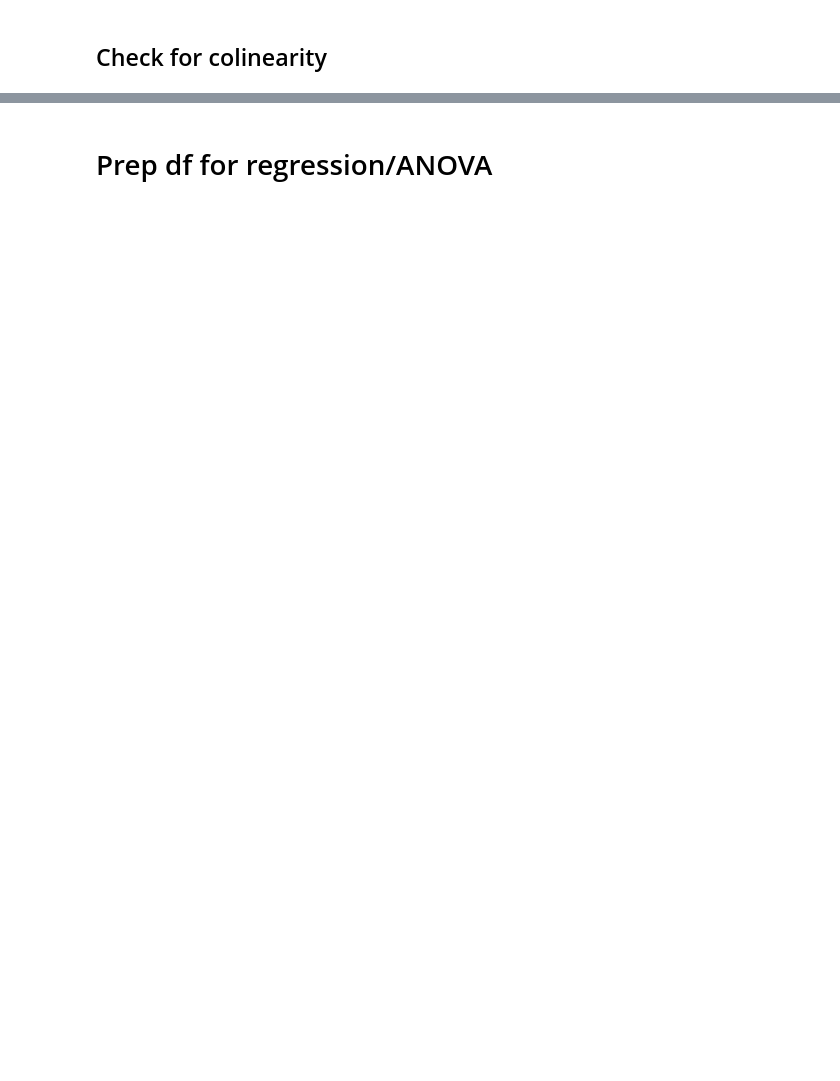
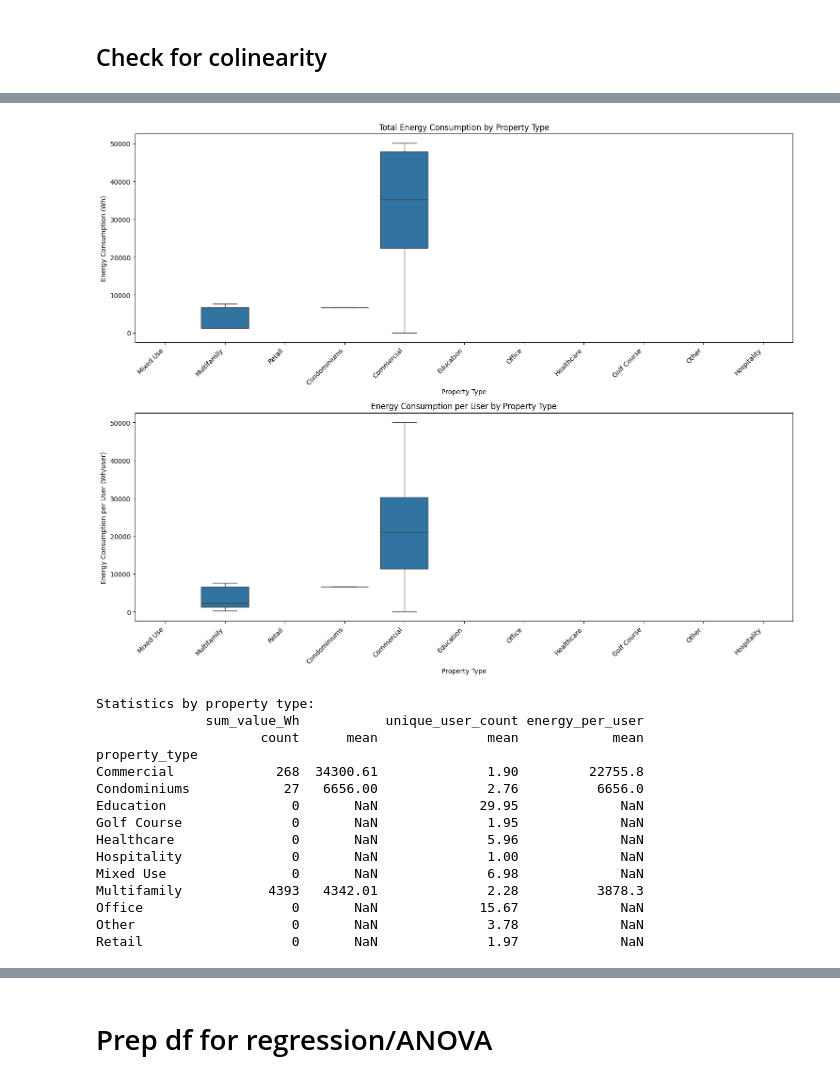
Before and after one commit to davidelgas/DataSciencePortfolio, a Jupyter notebook: OCCP/OCCP.ipynb, the cells around one changed output, grey strips where cells are left out. Cells and saved outputs as stored; diff of their text form; code cells hidden in the pictures; blank space fills up the shorter version.

```diff
--- a/OCCP/OCCP.ipynb
+++ b/OCCP/OCCP.ipynb
@@ -894,0 +1219,70 @@ sys.exit()
+# %%
+import pandas as pd
+import numpy as np
+import seaborn as sns
+import matplotlib.pyplot as plt
+
+# Load dataset
+df = pd.read_pickle('/content/drive/MyDrive/Colab Notebooks/Data_sets/OCCP/df_logs_enriched_with_usage.pkl')
+
+# Convert to numeric
+df['sum_value_Wh'] = pd.to_numeric(df['sum_value_Wh'], errors='coerce')
+df['unique_user_count'] = pd.to_numeric(df['unique_user_count'], errors='coerce')
+
+# Create a single property type column
+prop_type_cols = [col for col in df.columns if col.startswith('prop_type_')]
+df['property_type'] = np.nan
+
+for col in prop_type_cols:
+    mask = df[col] == 1
+    df.loc[mask, 'property_type'] = col.replace('prop_type_', '')
+
+# Calculate energy per user
+df['energy_per_user'] = df['sum_value_Wh'] / df['unique_user_count']
+
+# Create two subplots
+fig, (ax1, ax2) = plt.subplots(2, 1, figsize=(15, 12))
+
+# Plot 1: Total Energy
+sns.boxplot(x='property_type', y='sum_value_Wh', data=df, ax=ax1)
+ax1.set_xticklabels(ax1.get_xticklabels(), rotation=45, ha='right')
+ax1.set_title('Total Energy Consumption by Property Type')
+ax1.set_xlabel('Property Type')
+ax1.set_ylabel('Energy Consumption (Wh)')
+
+# Plot 2: Energy per User
+sns.boxplot(x='property_type', y='energy_per_user', data=df, ax=ax2)
+ax2.set_xticklabels(ax2.get_xticklabels(), rotation=45, ha='right')
+ax2.set_title('Energy Consumption per User by Property Type')
+ax2.set_xlabel('Property Type')
+ax2.set_ylabel('Energy Consumption per User (Wh/user)')
+
+plt.tight_layout()
+plt.show()
+
+# Print statistics
+print("\nStatistics by property type:")
+stats = df.groupby('property_type').agg({
+    'sum_value_Wh': ['count', 'mean'],
+    'unique_user_count': 'mean',
+    'energy_per_user': 'mean'
+}).round(2)
+
+print(stats)
+# %% [output]
+[figure, added]
+Statistics by property type:
+              sum_value_Wh           unique_user_count energy_per_user
+                     count      mean              mean            mean
+property_type
+Commercial             268  34300.61              1.90         22755.8
+Condominiums            27   6656.00              2.76          6656.0
+Education                0       NaN             29.95             NaN
+Golf Course              0       NaN              1.95             NaN
+Healthcare               0       NaN              5.96             NaN
+Hospitality              0       NaN              1.00             NaN
+Mixed Use                0       NaN              6.98             NaN
+Multifamily           4393   4342.01              2.28          3878.3
+Office                   0       NaN             15.67             NaN
+Other                    0       NaN              3.78             NaN
+Retail                   0       NaN              1.97             NaN
```
Also changed, not shown: parts of 16 cells of this notebook.
